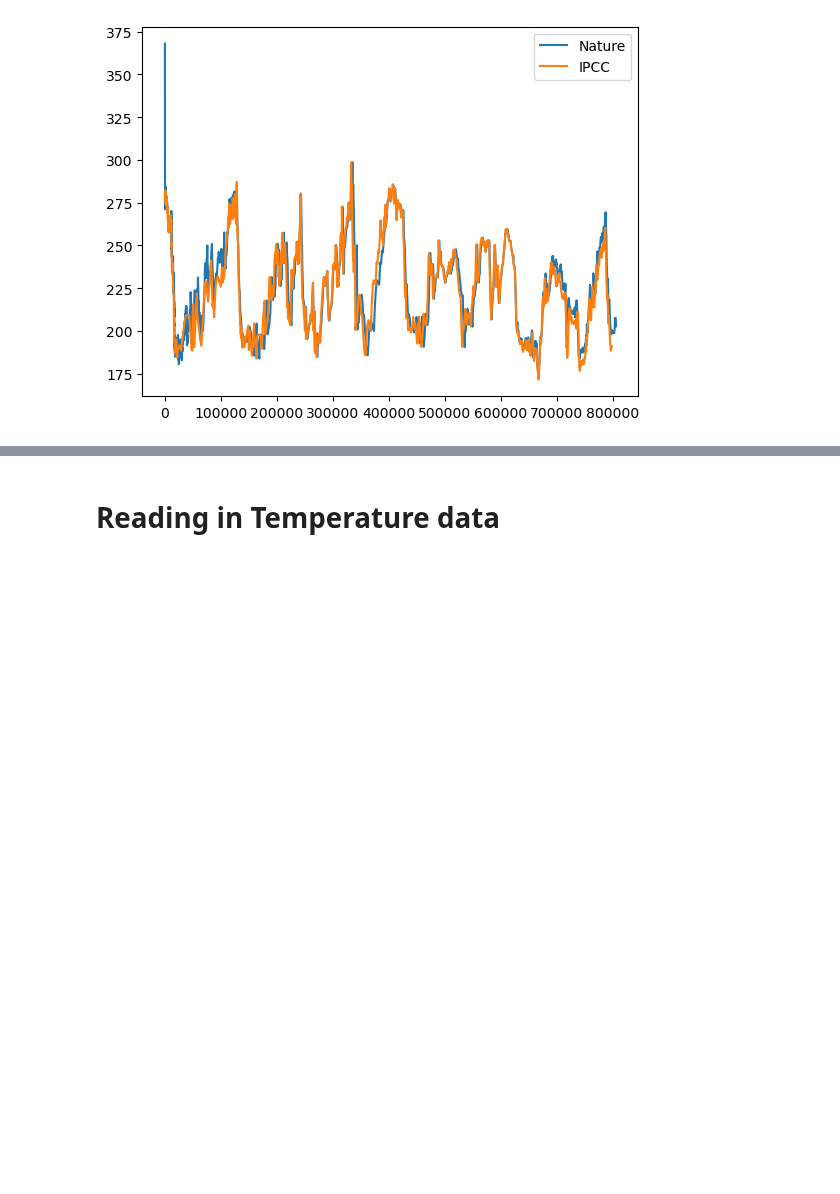
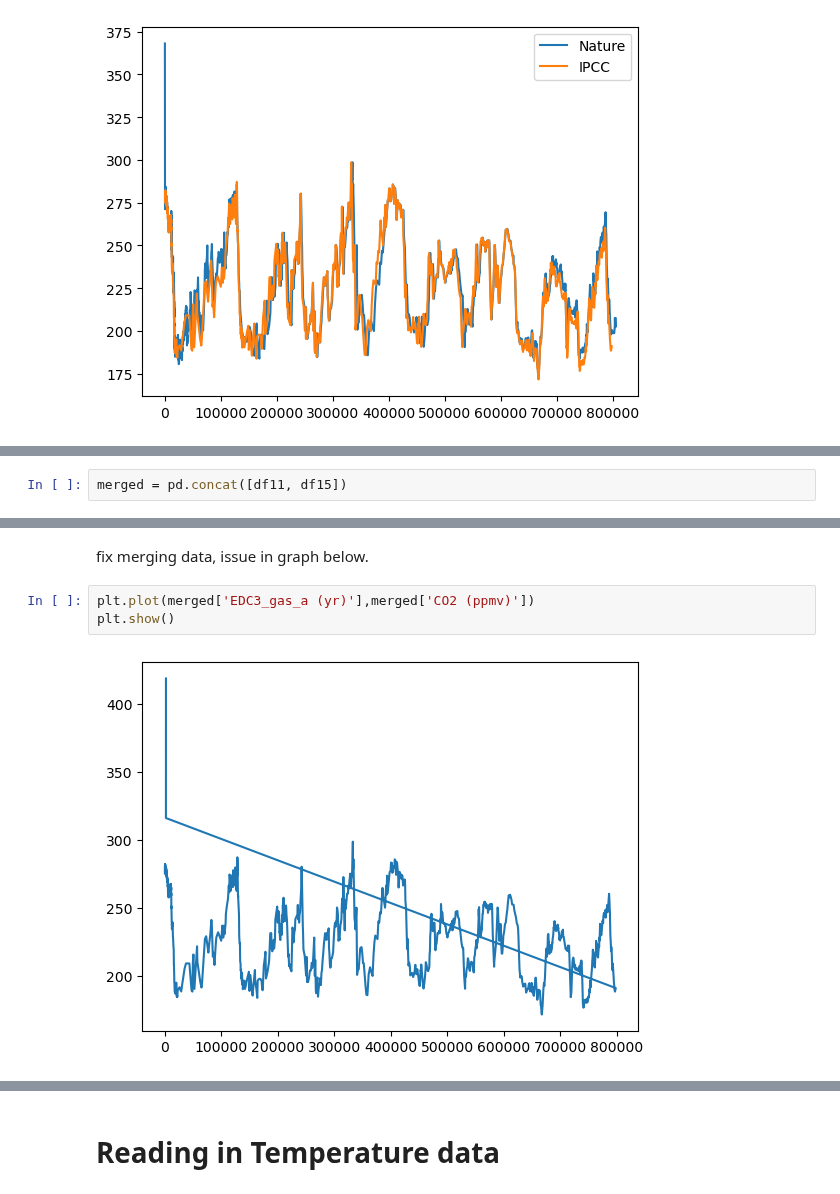
Before and after one commit to dectan/Programming-for-Data-Analysis-Project-2, a Jupyter notebook: test3.ipynb, the cells around one changed output, grey strips where cells are left out. Saved outputs shown, nothing was run; the diff lists cells and outputs as text; blank space fills up the shorter version.

Commit message:
merged C02 Nature dataset and Mauna loa dataset.

```diff
--- a/test3.ipynb
+++ b/test3.ipynb
@@ -117,0 +150,2 @@ df15
+# %%
+merged = pd.concat([df11, df15])
@@ -117,0 +168,7 @@ df15
+# %% [markdown]
+fix merging data, issue in graph below.
+# %%
+plt.plot(merged['EDC3_gas_a (yr)'],merged['CO2 (ppmv)'])
+plt.show()
+# %% [output]
+[figure, added]
```
Also changed, not shown: parts of 28 cells of this notebook, 4 other files.
